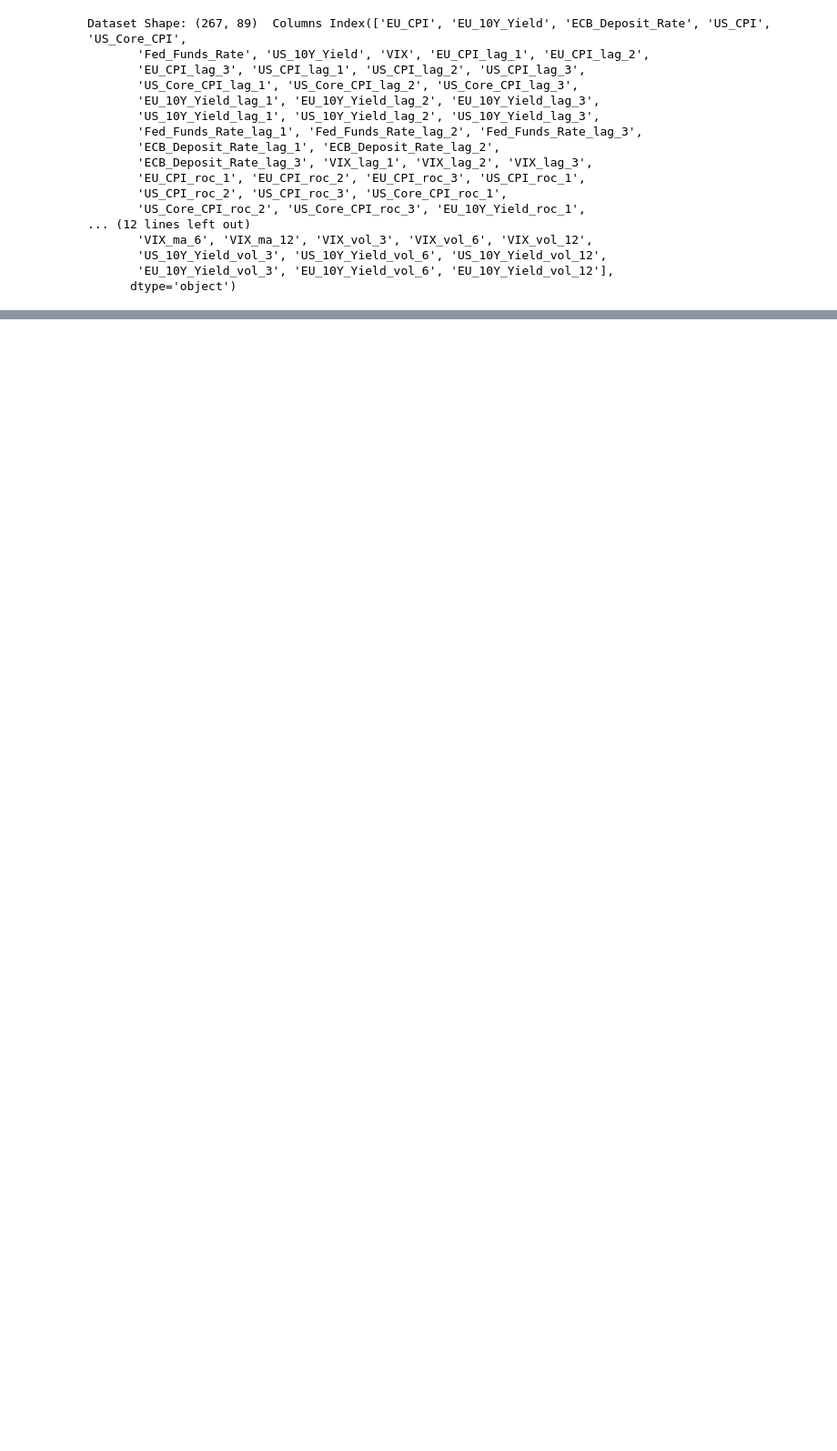
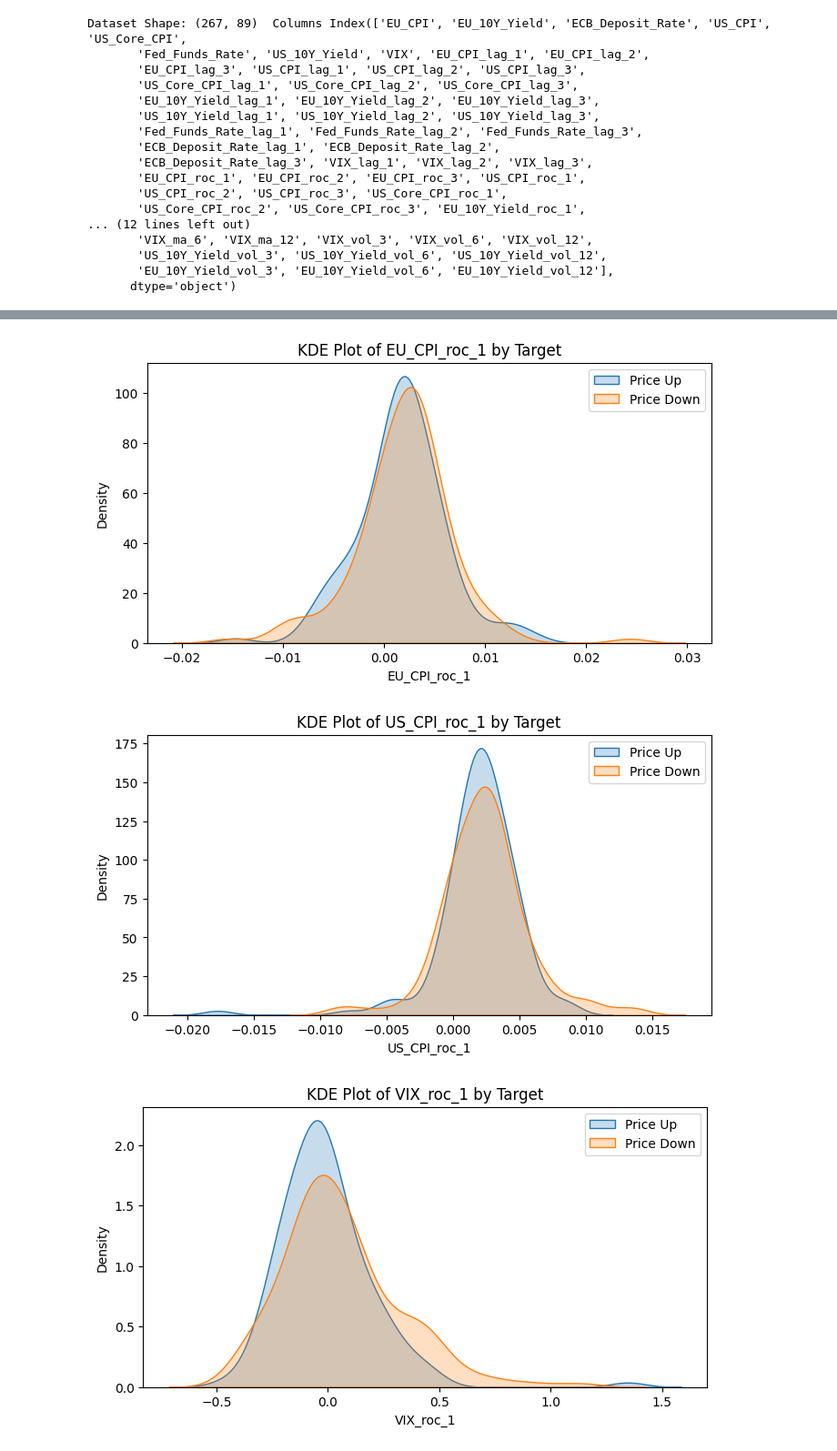
Before and after one commit to rgg81/fundamental-trading-signals, a Jupyter notebook: notebooks/eda.ipynb, the cells around one changed output, grey strips where cells are left out. Shown at 91% size. Cells and saved outputs as stored; diff of their text form; code cells hidden in the pictures; blank space fills up the shorter version.

```diff
--- a/notebooks/eda.ipynb
+++ b/notebooks/eda.ipynb
@@ -135,0 +136,6 @@ plt.show()
+# %%
+# Merge the labels and features dataframes on the index (Date)
+merged_data = labels.to_frame(name='Target').join(features, how='inner')
+
+# Display the merged dataframe
+print(merged_data.head())
@@ -135,0 +160,13 @@ plt.show()
+# %%
+selected_features = ["EU_CPI_roc_1", "US_CPI_roc_1", "VIX_roc_1"]
+for feature in selected_features:
+    plt.figure(figsize=(8, 4))
+    sns.kdeplot(merged_data[merged_data['Target'] == 1][feature], label='Price Up', fill=True)
+    sns.kdeplot(merged_data[merged_data['Target'] == 0][feature], label='Price Down', fill=True)
+    plt.title(f"KDE Plot of {feature} by Target")
+    plt.legend()
+    plt.show()
+# %% [output]
+[figure, added]
+[figure, added]
+[figure, added]
```
Also changed, not shown: parts of 12 cells of this notebook, 9 other files.
